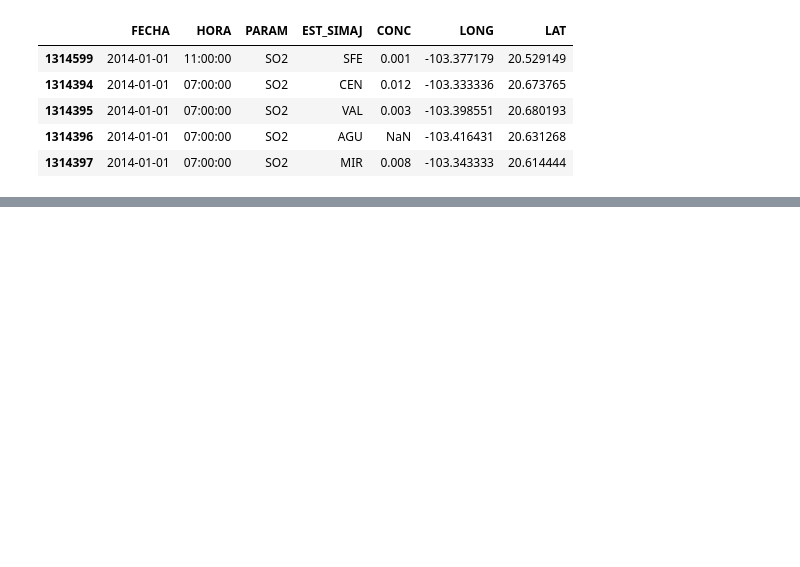
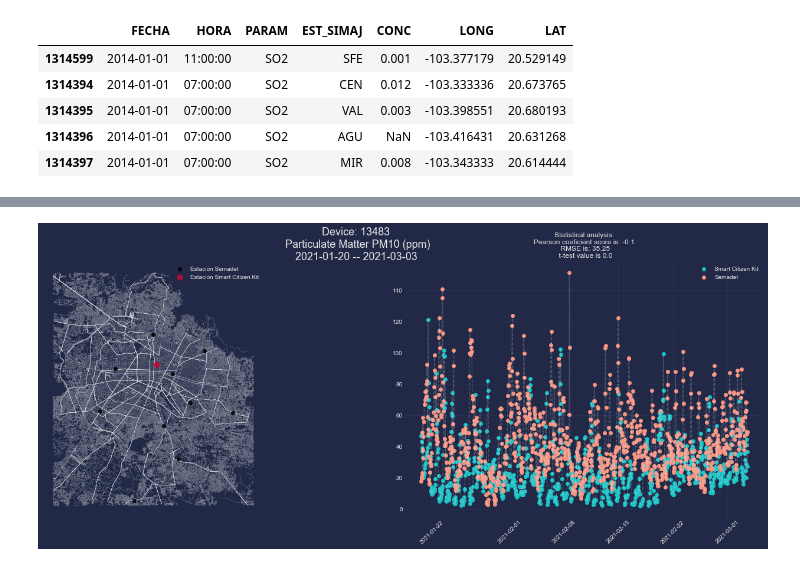
Before and after one commit to lac-analytics/gdlaire, a Jupyter notebook: notebooks/13-Compare_SIMAJ_SCK.ipynb, the cells around one changed output, grey strips where cells are left out. Drawn from its saved outputs; the diff is of its cells as text; code cells hidden in the pictures; blank space fills up the shorter version.

```diff
--- a/notebooks/13-Compare_SIMAJ_SCK.ipynb
+++ b/notebooks/13-Compare_SIMAJ_SCK.ipynb
@@ -109,0 +121,4 @@ simaj_est.head(2)
+# %%
+gdf_param = gdf.loc[(gdf.device_id==13483)&(gdf.param=='Particle Matter PM 10')]
+print('La forma del nuevo GeoDataFrame es: ',gdf_param.shape)
+gdf_param.head(2)
@@ -109,0 +132,8 @@ simaj_est.head(2)
+# %%
+pd.options.mode.chained_assignment = None
+gdf_param['date'] = pd.to_datetime(gdf_param['date'])
+gdf_param.set_index('date',inplace=True)
+gdf_param = gdf_param.resample('H').mean()
+gdf_param.dropna(inplace=True)
+print(gdf_param.shape)
+gdf_param.head(2)
@@ -109,0 +148,9 @@ simaj_est.head(2)
+# %%
+gdf_param.reset_index(inplace=True)
+gdf_param['FECHA'] = gdf_param.date.dt.date
+gdf_param.FECHA = gdf_param.FECHA.astype('str')
+gdf_param['HORA'] = gdf_param.date.dt.time
+gdf_param['FECHA_tmp'] = gdf_param.apply(lambda row: '2018-'+str(row.loc['FECHA'][5:7])+str(row.loc['FECHA'][7:]), axis=1)
+gdf_param['date_tmp'] = gdf_param['date'] - pd.DateOffset(years=3)
+print(gdf_param.shape)
+gdf_param.head(5)
@@ -218,0 +207,11 @@ rmse_test
+# %%
+def statistical_analysis(df_sck):
+
+    df_sck = df_sck.dropna()
+    coef_pearson, p = stats.pearsonr(df_sck.value, df_sck.simaj)
+    coef_pearson = round(coef_pearson,2)
+    rmse = round(mean_squared_error(df_sck.simaj, df_sck.value, squared=False), 2)
+    ttest, pttest = stats.ttest_ind(df_sck.value, df_sck.simaj)
+    pttest = round(pttest,2)
+
+    return coef_pearson, rmse, pttest
@@ -218,0 +288,5 @@ rmse_test
+# %%
+pearsonr, rmse, ttest = statistical_analysis(gdf_param)
+multigraph_smartcitizen(13483, gdf_param, simaj_est, gdf_est, edges, pearsonr, rmse, ttest, save=True)
+# %% [output]
+[figure, added]
```
Also changed, not shown: parts of 42 cells of this notebook, 25 other files.
